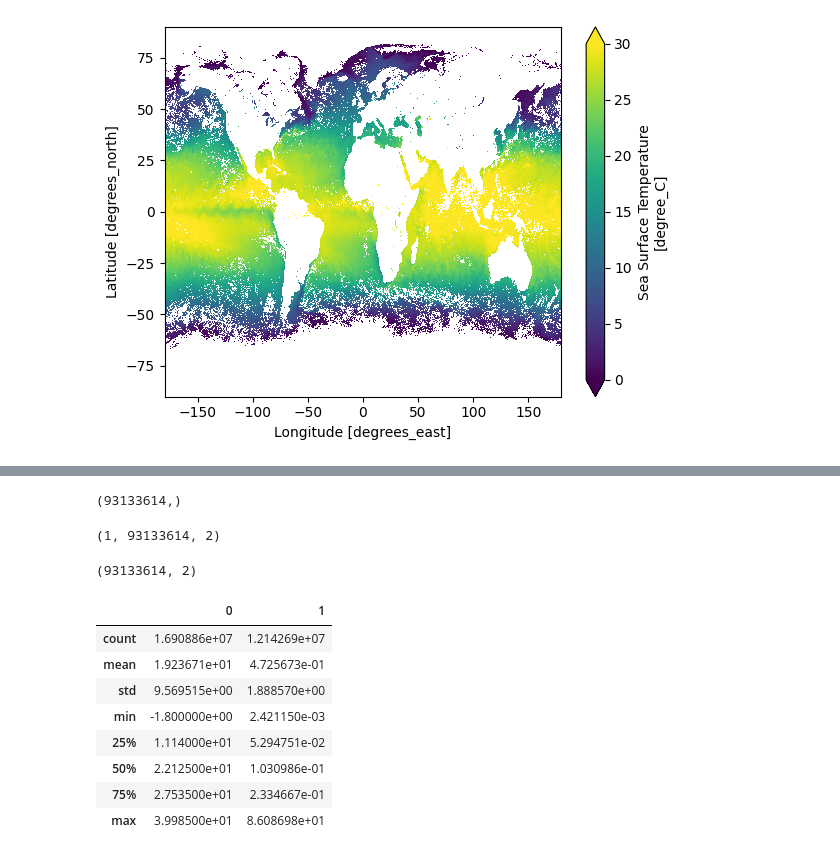
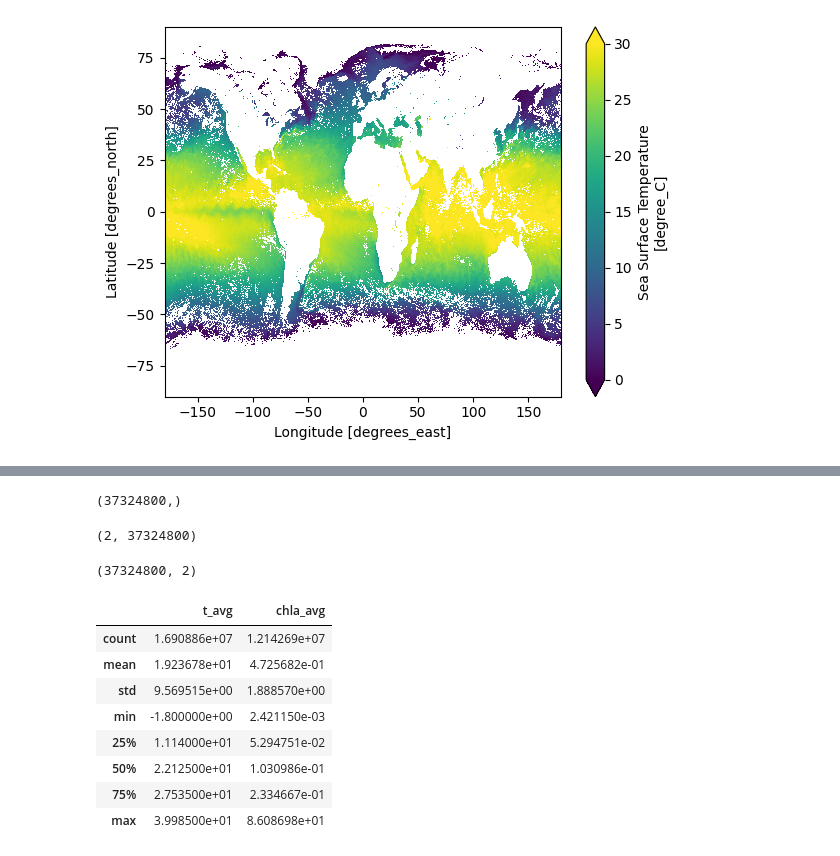
Before and after one commit to alisonpchase/predict-diatoms, a Jupyter notebook: deploy_trained_model.ipynb, the cells around one changed output, grey strips where cells are left out. Cells and saved outputs as stored; diff of their text form; code cells hidden in the pictures.

Commit message:
fixed satellite data flatten and reshspe to mask out land

```diff
--- a/deploy_trained_model.ipynb
+++ b/deploy_trained_model.ipynb
@@ -46,0 +49,3 @@ Attributes:
+# %%
+chl_ds = chl_ds.drop('palette')
+chl_ds
@@ -128,6 +151,9 @@ lats = abs(ds.lat.to_numpy())
 sst = ds.sst.to_numpy()
 chla = ds.chlor_a.to_numpy()
 #bbp = ds.bbp_443.to_numpy()
+# %%
+sst = sst_ds.sst.to_numpy()
+chla = chl_ds.chlor_a.to_numpy()
 # %%
 # repeat the latitude array so that it is the same size as the variable arrays
 #lat = np.repeat(lats[np.newaxis], 13674)
@@ -144,26 +170,28 @@ sst.shape
 # %%
 chla.shape
 # %% [output]
-(93133614,)
+(37324800,)
 # %%
-inputs = np.dstack((sst,chla)) #lat,,bbp
+inputs = np.stack((sst,chla), axis=0) #lat,,bbp
 # %%
 inputs.shape
 # %% [output]
-(1, 93133614, 2)
+(2, 37324800)
 # %%
-inputs = np.squeeze(inputs)
+inputs = np.transpose(inputs)
 # %%
 inputs.shape
 # %% [output]
-(93133614, 2)
+(37324800, 2)
 # %%
-test = pd.DataFrame(inputs)
-test.describe()
+df_inputs = pd.DataFrame(inputs)
+# adding column name to the respective columns
+df_inputs.columns =['t_avg', 'chla_avg']
+df_inputs.describe()
 # %% [output]
-|  | 0 | 1 |
+|  | t_avg | chla_avg |
 | count | 1.690886e+07 | 1.214269e+07 |
-| mean | 1.923671e+01 | 4.725673e-01 |
+| mean | 1.923678e+01 | 4.725682e-01 |
 | std | 9.569515e+00 | 1.888570e+00 |
 | min | -1.800000e+00 | 2.421150e-03 |
 | 25% | 1.114000e+01 | 5.294751e-02 |
```
Also changed, not shown: parts of 43 cells of this notebook, 1 other file.
